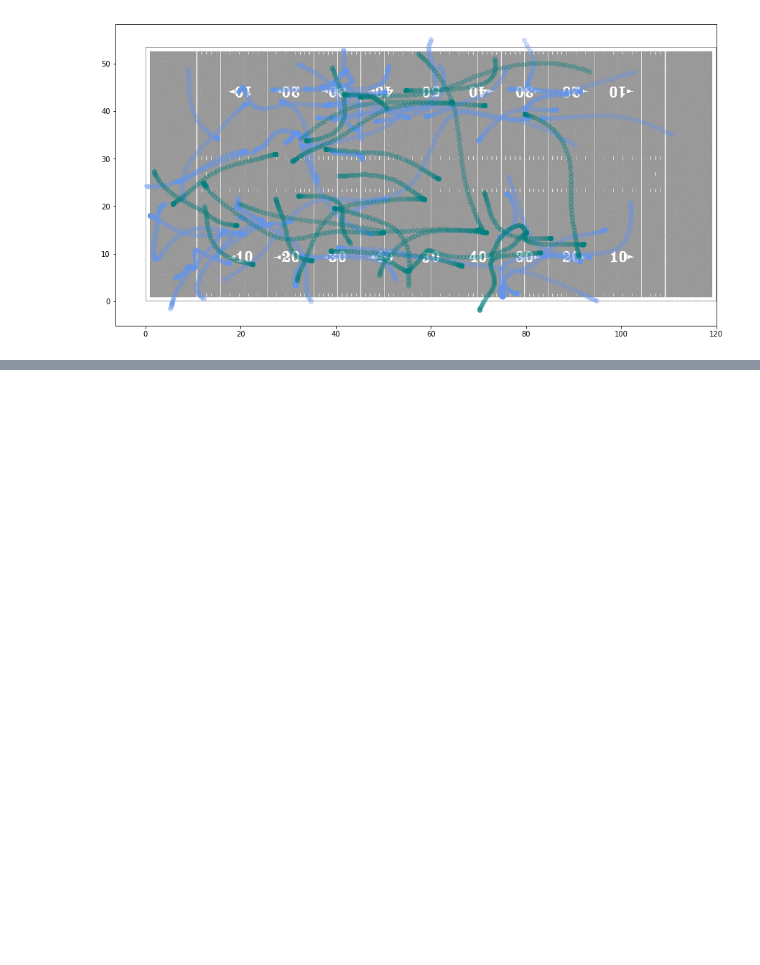
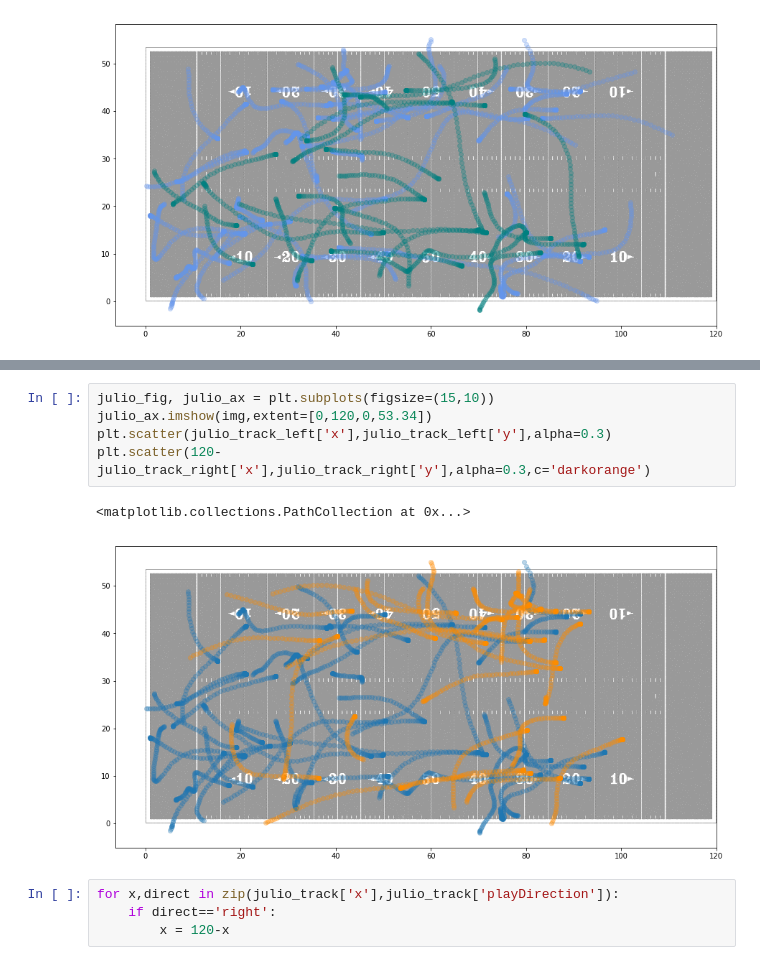
Before and after one commit to sidthakur08/nfl-big-data-bowl-2021, a Jupyter notebook: exploring_offense.ipynb, the cells around one changed output, grey strips where cells are left out. Cells and saved outputs as stored; diff of their text form; blank space fills up the shorter version.

```diff
--- a/exploring_offense.ipynb
+++ b/exploring_offense.ipynb
@@ -132,0 +152,12 @@ True
+# %%
+julio_fig, julio_ax = plt.subplots(figsize=(15,10))
+julio_ax.imshow(img,extent=[0,120,0,53.34])
+plt.scatter(julio_track_left['x'],julio_track_left['y'],alpha=0.3)
+plt.scatter(120-julio_track_right['x'],julio_track_right['y'],alpha=0.3,c='darkorange')
+# %% [output]
+<matplotlib.collections.PathCollection at 0x...>
+[figure, added]
+# %%
+for x,direct in zip(julio_track['x'],julio_track['playDirection']):
+    if direct=='right':
+        x = 120-x
```
Also changed, not shown: parts of 9 cells of this notebook, 9 other files.
